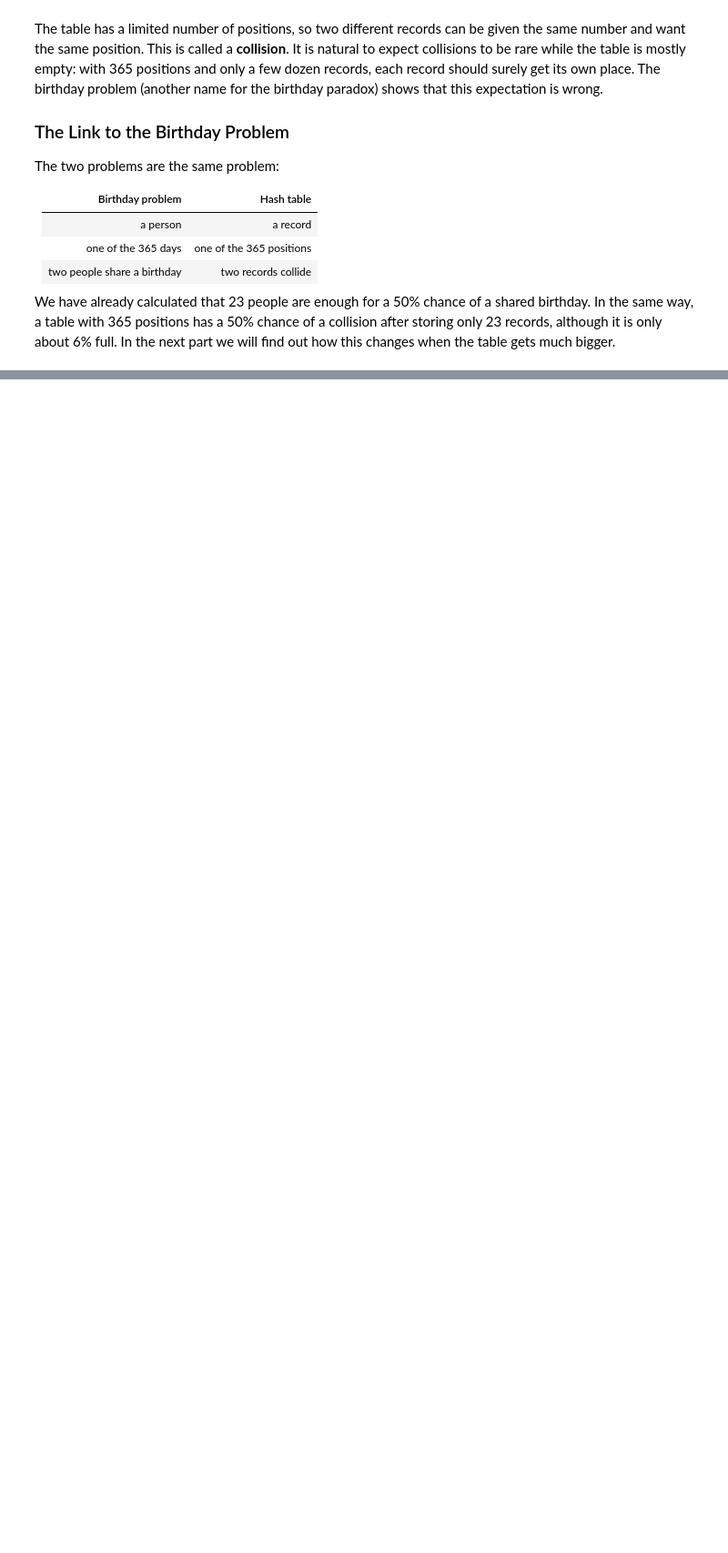
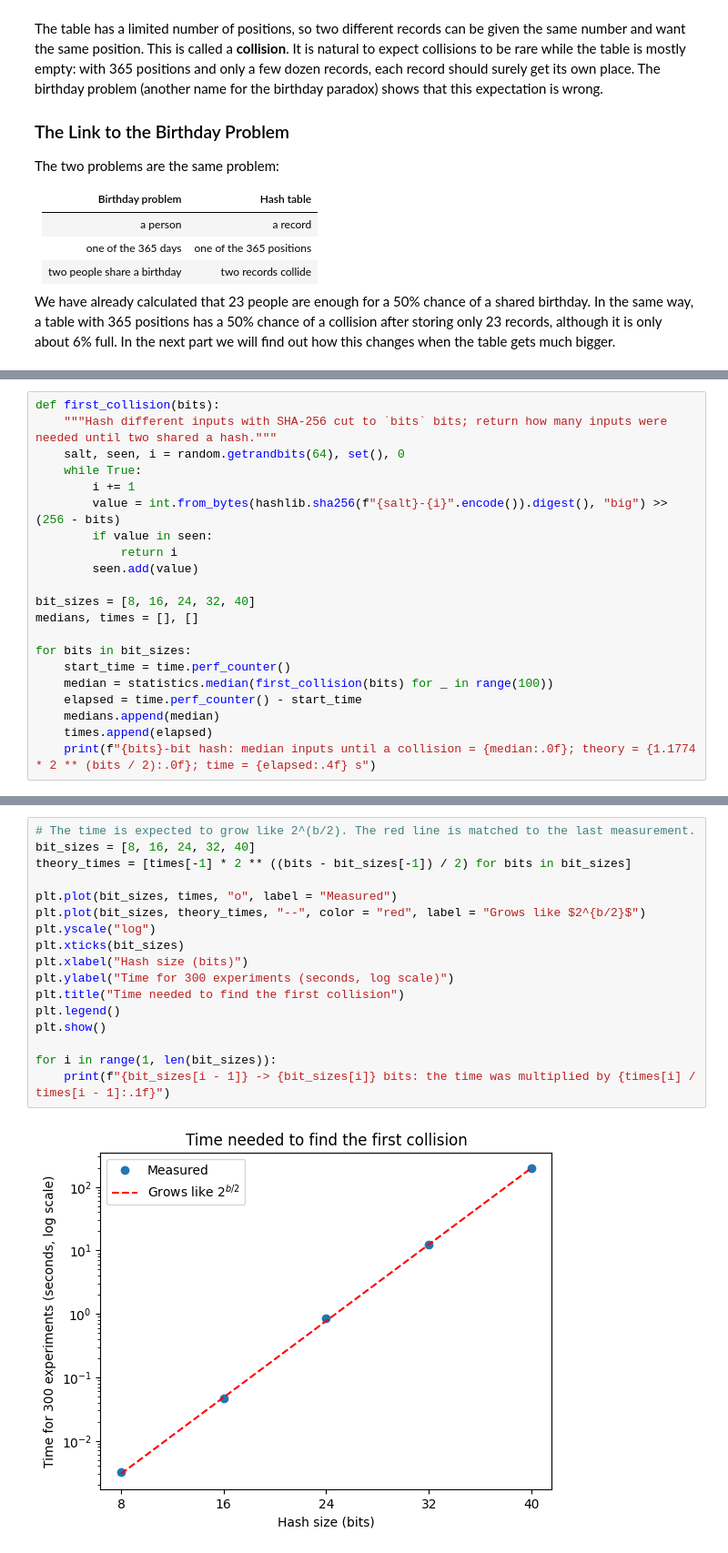
Before and after one commit to toddivanov1/math-concept-for-developers-project, a Jupyter notebook: project.ipynb, the cells around one changed output, grey strips where cells are left out. Shown at 91% size. Drawn from its saved outputs; the diff is of its cells as text; blank space fills up the shorter version.

```diff
--- a/project.ipynb
+++ b/project.ipynb
@@ -479,0 +515,21 @@ We have already calculated that 23 people are enough for a 50% chance of a share
+# %%
+def first_collision(bits):
+    """Hash different inputs with SHA-256 cut to `bits` bits; return how many inputs were needed until two shared a hash."""
+    salt, seen, i = random.getrandbits(64), set(), 0
+    while True:
+        i += 1
+        value = int.from_bytes(hashlib.sha256(f"{salt}-{i}".encode()).digest(), "big") >> (256 - bits)
+        if value in seen:
+            return i
+        seen.add(value)
+
+bit_sizes = [8, 16, 24, 32, 40]
+medians, times = [], []
+
+for bits in bit_sizes:
+    start_time = time.perf_counter()
+    median = statistics.median(first_collision(bits) for _ in range(100))
+    elapsed = time.perf_counter() - start_time
+    medians.append(median)
+    times.append(elapsed)
+    print(f"{bits}-bit hash: median inputs until a collision = {median:.0f}; theory = {1.1774 * 2 ** (bits / 2):.0f}; time = {elapsed:.4f} s")
@@ -479,0 +546,19 @@ We have already calculated that 23 people are enough for a 50% chance of a share
+# %%
+# The time is expected to grow like 2^(b/2). The red line is matched to the last measurement.
+bit_sizes = [8, 16, 24, 32, 40]
+theory_times = [times[-1] * 2 ** ((bits - bit_sizes[-1]) / 2) for bits in bit_sizes]
+
+plt.plot(bit_sizes, times, "o", label = "Measured")
+plt.plot(bit_sizes, theory_times, "--", color = "red", label = "Grows like $2^{b/2}$")
+plt.yscale("log")
+plt.xticks(bit_sizes)
+plt.xlabel("Hash size (bits)")
+plt.ylabel("Time for 300 experiments (seconds, log scale)")
+plt.title("Time needed to find the first collision")
+plt.legend()
+plt.show()
+
+for i in range(1, len(bit_sizes)):
+    print(f"{bit_sizes[i - 1]} -> {bit_sizes[i]} bits: the time was multiplied by {times[i] / times[i - 1]:.1f}")
+# %% [output]
+[figure, added]
```
Also changed, not shown: parts of 7 cells of this notebook.
